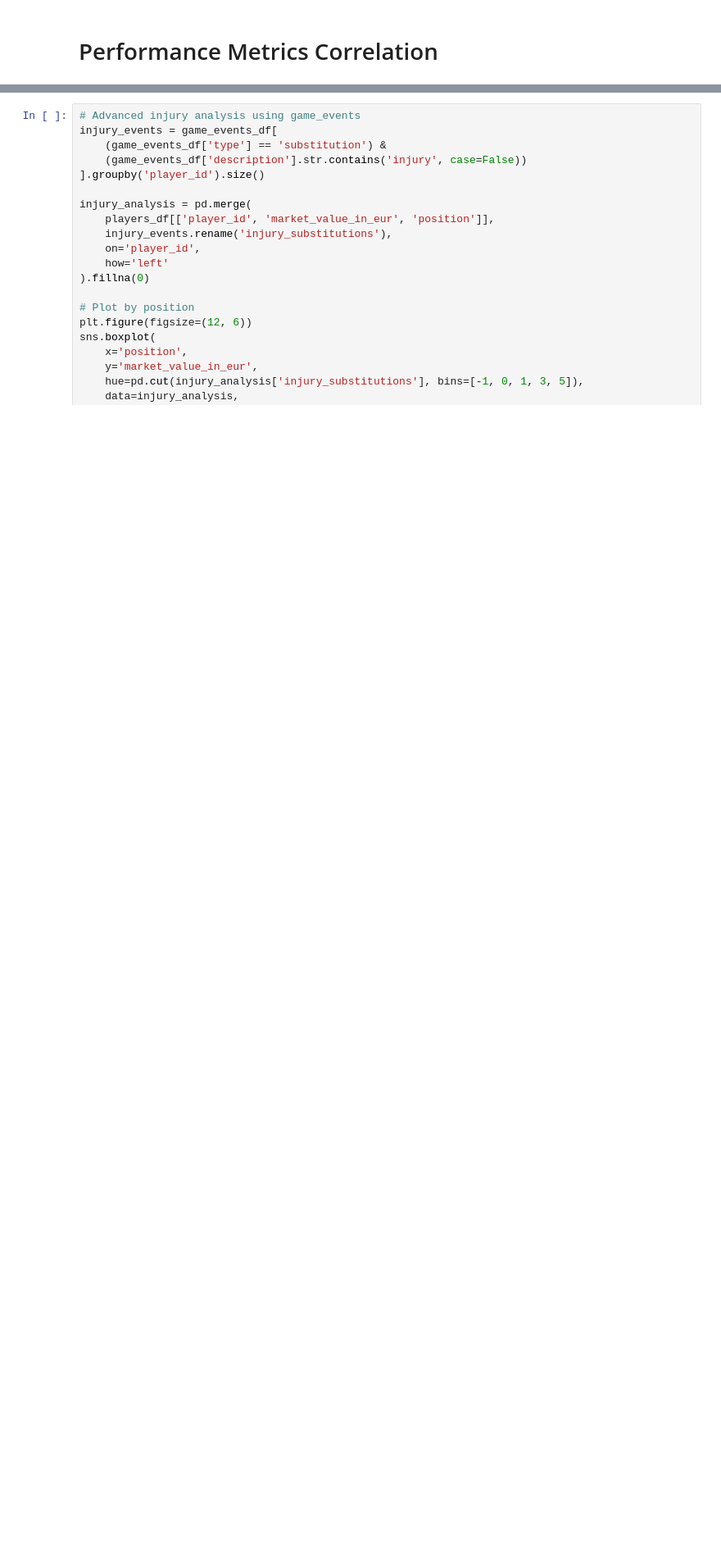
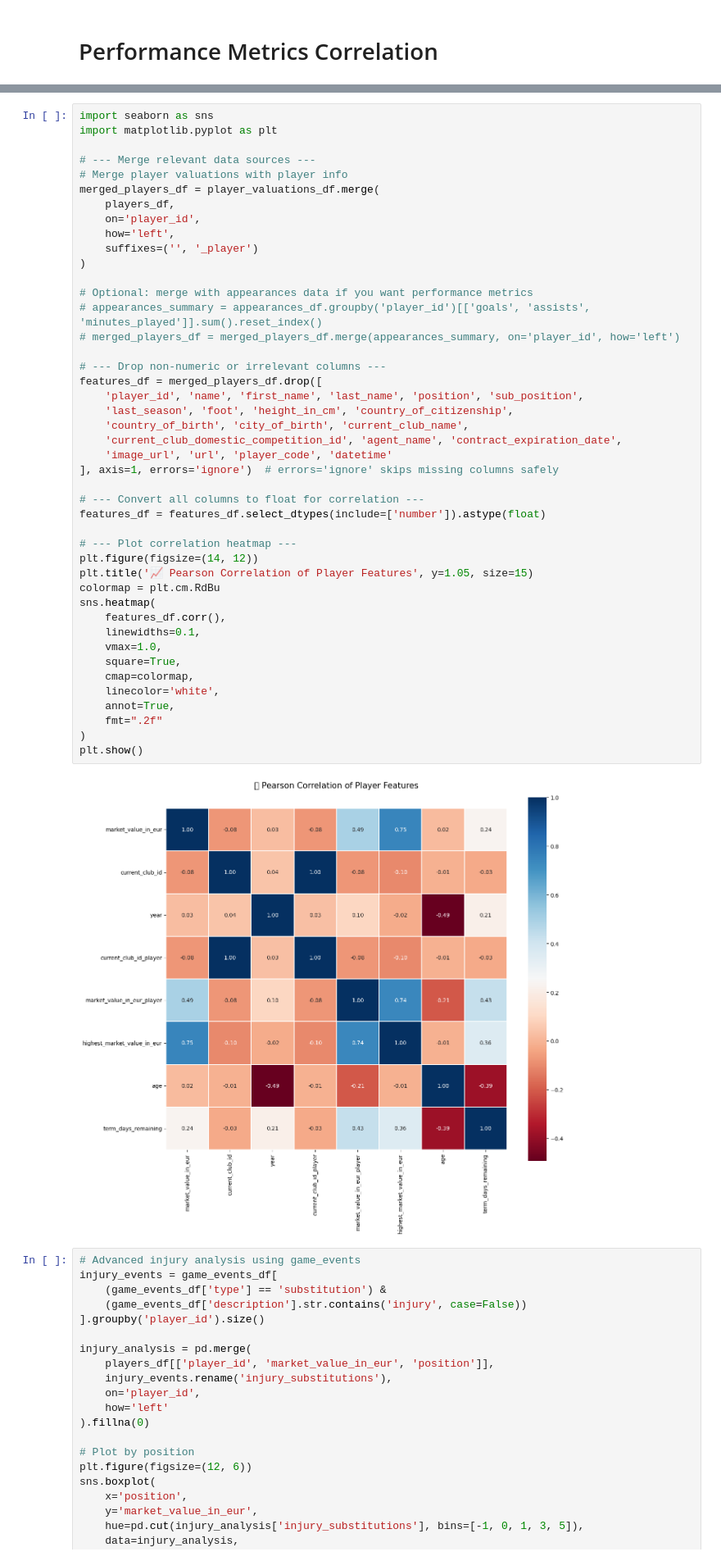
Before and after one commit to jsntj/jatj_footballtransfermarkt, a Jupyter notebook: EDA.ipynb, the cells around one changed output, grey strips where cells are left out. Shown at 82% size. Saved outputs shown, nothing was run; the diff lists cells and outputs as text; blank space fills up the shorter version.

```diff
--- a/EDA.ipynb
+++ b/EDA.ipynb
@@ -1783,6 +1932,52 @@ sns.heatmap(value_corr, annot=True, cmap='coolwarm')
 # %% [output]
 <Axes: >
 [figure]
+# %%
+import seaborn as sns
+import matplotlib.pyplot as plt
+
+# --- Merge relevant data sources ---
+# Merge player valuations with player info
+merged_players_df = player_valuations_df.merge(
+    players_df,
+    on='player_id',
+    how='left',
+    suffixes=('', '_player')
+)
+
+# Optional: merge with appearances data if you want performance metrics
+# appearances_summary = appearances_df.groupby('player_id')[['goals', 'assists', 'minutes_played']].sum().reset_index()
+# merged_players_df = merged_players_df.merge(appearances_summary, on='player_id', how='left')
+
+# --- Drop non-numeric or irrelevant columns ---
+features_df = merged_players_df.drop([
+    'player_id', 'name', 'first_name', 'last_name', 'position', 'sub_position',
+    'last_season', 'foot', 'height_in_cm', 'country_of_citizenship',
+    'country_of_birth', 'city_of_birth', 'current_club_name',
+    'current_club_domestic_competition_id', 'agent_name', 'contract_expiration_date',
+    'image_url', 'url', 'player_code', 'datetime'
+], axis=1, errors='ignore')  # errors='ignore' skips missing columns safely
+
+# --- Convert all columns to float for correlation ---
+features_df = features_df.select_dtypes(include=['number']).astype(float)
+
+# --- Plot correlation heatmap ---
+plt.figure(figsize=(14, 12))
+plt.title('📈 Pearson Correlation of Player Features', y=1.05, size=15)
+colormap = plt.cm.RdBu
+sns.heatmap(
+    features_df.corr(),
+    linewidths=0.1,
+    vmax=1.0,
+    square=True,
+    cmap=colormap,
+    linecolor='white',
+    annot=True,
+    fmt=".2f"
+)
+plt.show()
+# %% [output]
+[figure, added]
 # %%
 # Advanced injury analysis using game_events
 injury_events = game_events_df[
```
Also changed, not shown: parts of 9 cells of this notebook.
